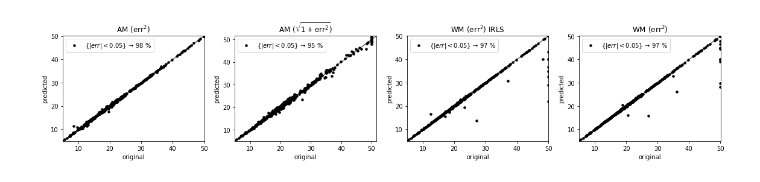
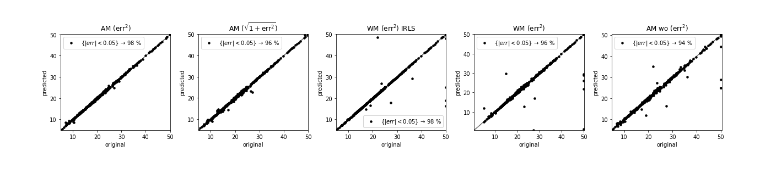
Before and after one commit to intellimath/mlgrad, a Jupyter notebook: examples/isnn2019_nn_boston.ipynb, the cells around one changed output. Cells and saved outputs as stored; diff of their text form; code cells hidden in the pictures.

```diff
--- a/examples/isnn2019_nn_boston.ipynb
+++ b/examples/isnn2019_nn_boston.ipynb
@@ -28,6 +27,6 @@ print(sys.version)
 [GCC 11.2.0]
 # %%
-X, Y = load_boston(True, return_X_y=True)
+X, Y = load_boston(return_X_y=True)
 # print(X.shape)
 
 # Is = [i for i,y in enumerate(Y) if y != 50]
@@ -69,8 +68,8 @@ ffnn2 = create_nn(n_input, n_layers)
 ffnn2.init_param()
 ffnn3 = create_nn(n_input, n_layers)
 ffnn3.init_param()
-# ffnn4 = create_nn(n_input, n_layers)
-# ffnn4.param[:] = np.random.random(size=ffnn4.n_param)
+ffnn4 = create_nn(n_input, n_layers)
+ffnn4.init_param()
 ffnn5 = create_nn(n_input, n_layers)
 ffnn5.init_param()
 # %%
@@ -98,15 +103,17 @@ plot_losses_and_errors(alg_fg2, Xt, Y)
 # %%
 b=0.05
-plt.figure(figsize=(4*4.0, 3.5))
-plt.subplot(1,4,1)
+plt.figure(figsize=(5*3.5, 3.5))
+plt.subplot(1,5,1)
 plot_yy(Xt, Y, ffnn1, r'AM ($\mathrm{err}^2$)', b)
-plt.subplot(1,4,2)
+plt.subplot(1,5,2)
 plot_yy(Xt, Y, ffnn2, r'AM ($\sqrt{1+\mathrm{err}^2}$)', b)
-plt.subplot(1,4,3)
+plt.subplot(1,5,3)
 plot_yy(Xt, Y, ffnn3, r'WM ($\mathrm{err}^2$) IRLS', b)
-plt.subplot(1,4,4)
-plot_yy(Xt, Y, ffnn5, r'WM ($\mathrm{err}^2$)', b)
+plt.subplot(1,5,4)
+plot_yy(Xt, Y, ffnn4, r'WM ($\mathrm{err}^2$)', b)
+plt.subplot(1,5,5)
+plot_yy(Xt, Y, ffnn5, r'AM wo ($\mathrm{err}^2$)', b)
 plt.tight_layout()
 plt.show()
 # %% [output]
-[figure, old version]
+[figure, new version]
```
Also changed, not shown: parts of 7 cells of this notebook, 24 other files.
